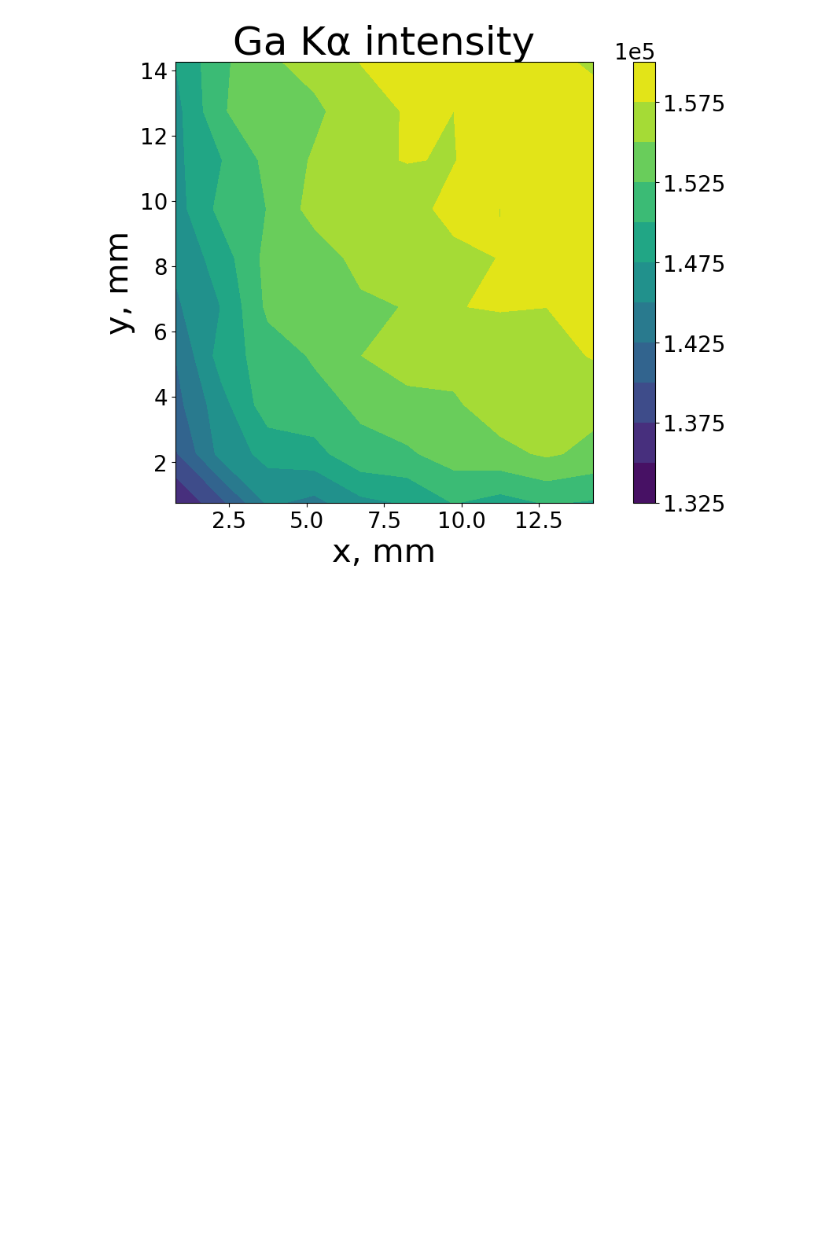
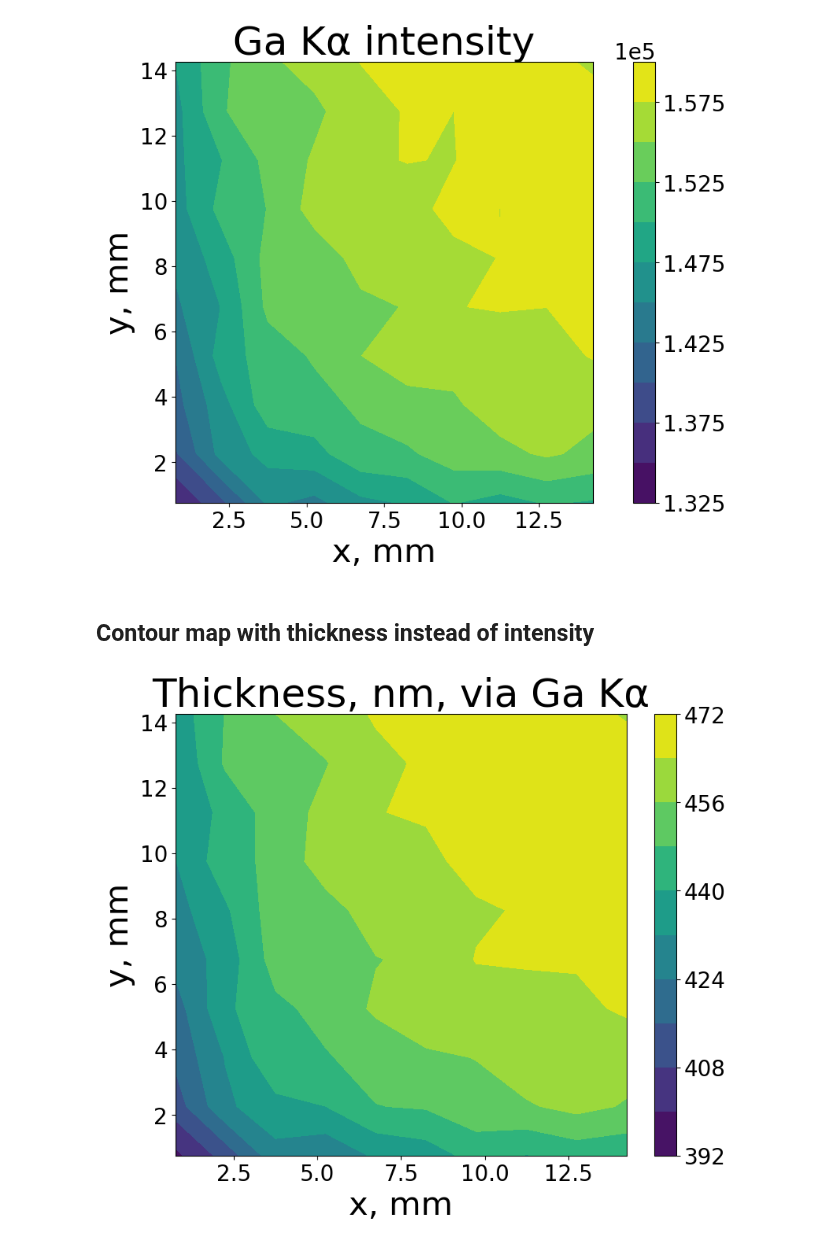
Before and after one commit to ELFREELAND/xrf-thickness-studies, a Jupyter notebook: maps/3496_map.ipynb, the cells around one changed output. Drawn from its saved outputs; the diff is of its cells as text; code cells hidden in the pictures; blank space fills up the shorter version.

```diff
--- a/maps/3496_map.ipynb
+++ b/maps/3496_map.ipynb
@@ -188,3 +188,34 @@ plt.show()
 #for imshow(), [0][0] is displayed in the top left, [0][9] is in the top right
 # %% [output]
 [figure]
+# %% [markdown]
+## Contour map with thickness instead of intensity
+# %%
+c="viridis" #colormap to use
+l = 10 #how many levels in the contour map
+
+fg, ax = plt.subplots(nrows=1, ncols=1, figsize=figure_size, layout="constrained")
+
+dat_thickness = (dat["Ga_ka_d1"]-256.75)/338.41
+
+im_pointer = ax.contourf(dat_thickness, levels = l, extent = [0, grid_dim, 0, grid_dim], cmap=c, origin = "lower")
+
+cb = plt.colorbar(im_pointer, ax=ax)
+cb.formatter.set_powerlimits((-5,5))
+cb.ax.tick_params(axis="both", which="major", labelsize=tick_label_size) #color bar label size
+cb.ax.yaxis.get_offset_text().set_fontsize(tick_label_size) #color bar scientific notation size
+
+ax.tick_params(axis="both", which="major", labelsize=tick_label_size)
+ax.set_title("Thickness, nm, via Ga K\u03b1", fontdict=title_font)
+ax.set_xlabel("x, mm", fontdict=axes_font)
+ax.set_ylabel("y, mm", fontdict=axes_font)
+
+#fg.suptitle(sample_name + " maps from " + source)
+
+plt.show()
+#plt.savefig()
+
+#for contourf(), [0][0] is displayed in the bottom left, [0][9] is in the bottom right
+#for imshow(), [0][0] is displayed in the top left, [0][9] is in the top right
+# %% [output]
+[figure, added]
```
Also changed, not shown: 18 other files.
